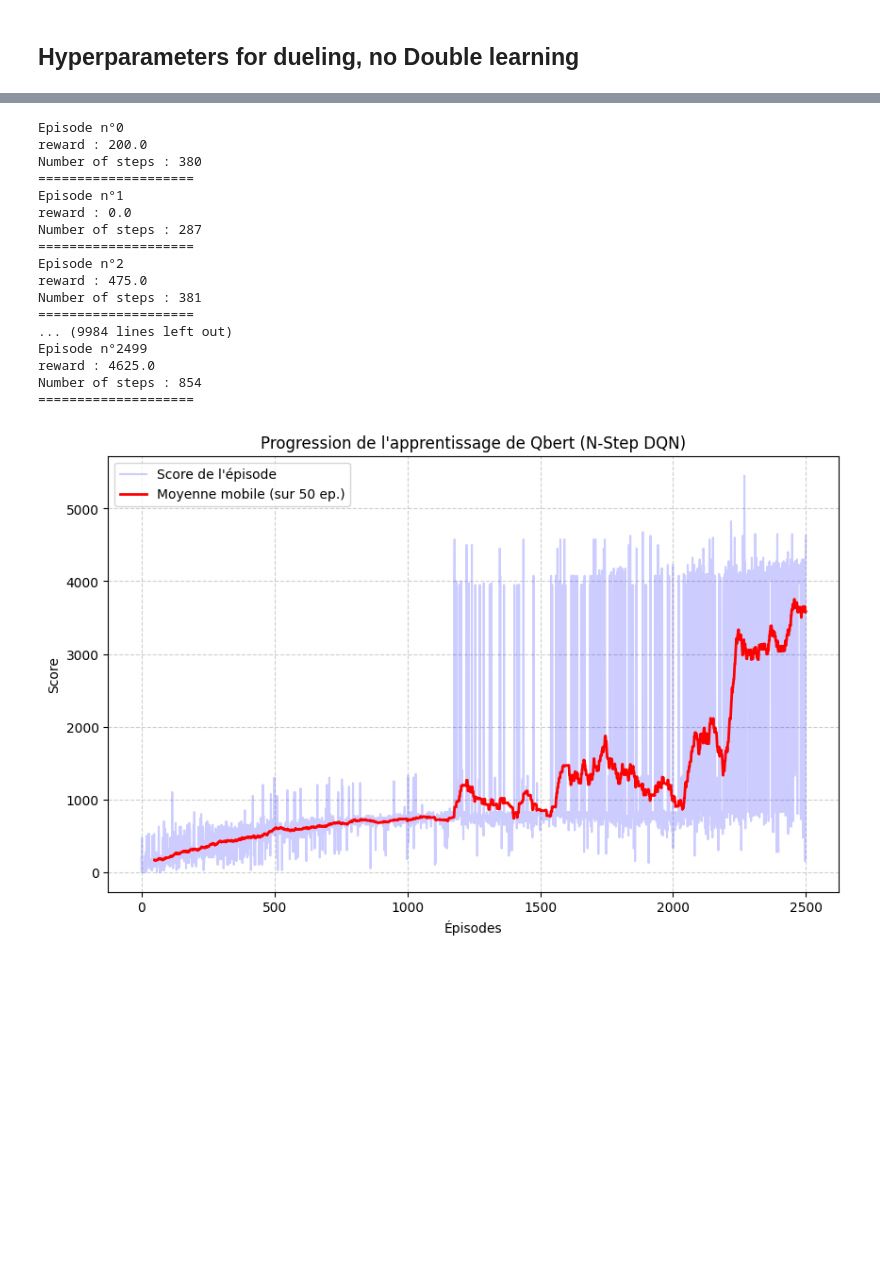
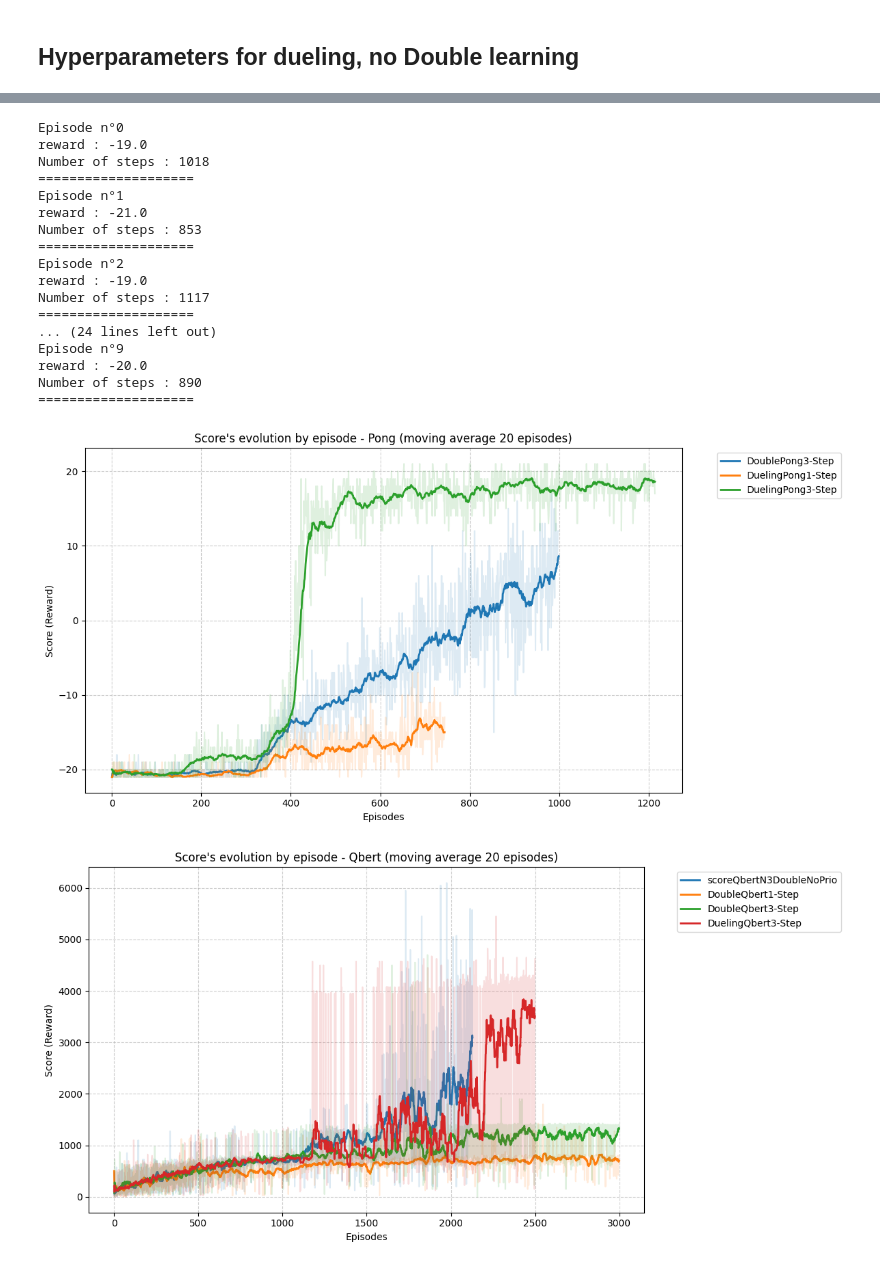
Before and after one commit to BLGR-Saumoine/Projet_RL, a Jupyter notebook: reinforcementLearningMain.ipynb, the cells around one changed output, grey strips where cells are left out. Cells and saved outputs as stored; diff of their text form; code cells hidden in the pictures; blank space fills up the shorter version.

```diff
--- a/reinforcementLearningMain.ipynb
+++ b/reinforcementLearningMain.ipynb
@@ -126,9 +135,8 @@ def trainModel(num_episodes = 600, numGameAVG = 5, doubleMode = False, nStep = 1
   torch.save(agent.onlineNetwork.state_dict(), weightName)
   return finalScore
 # %%
-finalScore = trainModel(3000, 1, doubleMode=True, nStep=3, weightName="DoubleQbert3-Step.pth")
+finalScore = trainModel(3000, 1, doubleMode=False, nStep=3, weightName="PERDuelingPong3-Step.pth", usePer=True)
 
-# 2. On récupère la liste des scores de la première (et unique) run
 scores_bruts = finalScore[0]
 
 df_scores = pd.DataFrame({
@@ -136,26 +144,21 @@ df_scores = pd.DataFrame({
     "Reward": scores_bruts
 })
 
-nom_fichier_csv = "scores_DoubleQbert3-Step.csv"
+nom_fichier_csv = "scores_PER_DuelingPong3-Step.csv"
 df_scores.to_csv(nom_fichier_csv, index=False)
 
 
-# 3. On calcule la moyenne mobile sur une fenêtre (ex: 50 épisodes)
 fenetre = 50
 scores_lisses = pd.Series(scores_bruts).rolling(window=fenetre).mean()
 
-# 4. On crée un beau graphique
 plt.figure(figsize=(10, 6))
 
 
-# On trace les scores bruts en arrière-plan (très transparent) pour voir la variance
-plt.plot(scores_bruts, alpha=0.2, color='blue', label='Score de l\'épisode')
+plt.plot(scores_bruts, alpha=0.2, color='blue', label='Episode Score')
 
-# On trace la courbe lissée par-dessus, bien visible
 plt.plot(scores_lisses, color='red', linewidth=2, label=f'Moyenne mobile (sur {fenetre} ep.)')
 
-plt.title("Progression de l'apprentissage de Qbert (N-Step DQN)")
-plt.xlabel("Épisodes")
+plt.xlabel("Episode")
 plt.ylabel("Score")
 plt.legend()
 plt.grid(True, linestyle='--', alpha=0.6)
@@ -163,20 +166,64 @@ plt.grid(True, linestyle='--', alpha=0.6)
 plt.show()
 # %% [output]
 Episode n°0
-reward : 200.0
-Number of steps : 380
+reward : -19.0
+Number of steps : 1018
 ====================
 Episode n°1
-reward : 0.0
-Number of steps : 287
+reward : -21.0
+Number of steps : 853
 ====================
 Episode n°2
-reward : 475.0
-Number of steps : 381
+reward : -19.0
+Number of steps : 1117
 ====================
-... (9984 lines left out)
-Episode n°2499
-reward : 4625.0
-Number of steps : 854
+... (24 lines left out)
+Episode n°9
+reward : -20.0
+Number of steps : 890
 ====================
-[figure, removed]
+# %%
+pong_files = [
+    "scores_DoublePong3-Step.csv",
+    "scores_DuelingPong1-Step.csv",
+    "scores_DuelingPong3-Step.csv",
+    "scores_PER_DuelingPong3-Step.csv"
+]
+
+qbert_files = [
+    "scoreQbertN3DoubleNoPrio.csv",
+    "scores_DoubleQbert1-Step.csv",
+    "scores_DoubleQbert3-Step.csv",
+    "scores_DuelingQbert3-Step.csv"
+]
+
+def plot_progression(file_list, game_name, window=20):
+    plt.figure(figsize=(12, 6))
+
+    for file in file_list:
+
+        df = pd.read_csv(file)
+        df.columns = [c.capitalize() for c in df.columns]
+
+        df = df.sort_values('Episode')
+
+        smoothed = df['Reward'].rolling(window=window, min_periods=1).mean()
+
+        label = file.replace('scores_', '').replace('.csv', '')
+        line, = plt.plot(df['Episode'], smoothed, label=label, linewidth=2)
+        plt.plot(df['Episode'], df['Reward'], alpha=0.15, color=line.get_color())
+
+
+    plt.title(f"Score's evolution by episode - {game_name} (moving average {window} episodes)")
+    plt.xlabel("Episodes")
+    plt.ylabel("Score (Reward)")
+    plt.legend(bbox_to_anchor=(1.05, 1), loc='upper left')
+    plt.grid(True, linestyle='--', alpha=0.6)
+    plt.tight_layout()
+
+
+plot_progression(pong_files, "Pong", "pong_scores.png")
+plot_progression(qbert_files, "Qbert", "qbert_scores.png")
+# %% [output]
+[figure, added]
+[figure, added]
```
Also changed, not shown: parts of 5 cells of this notebook, 5 other files.
